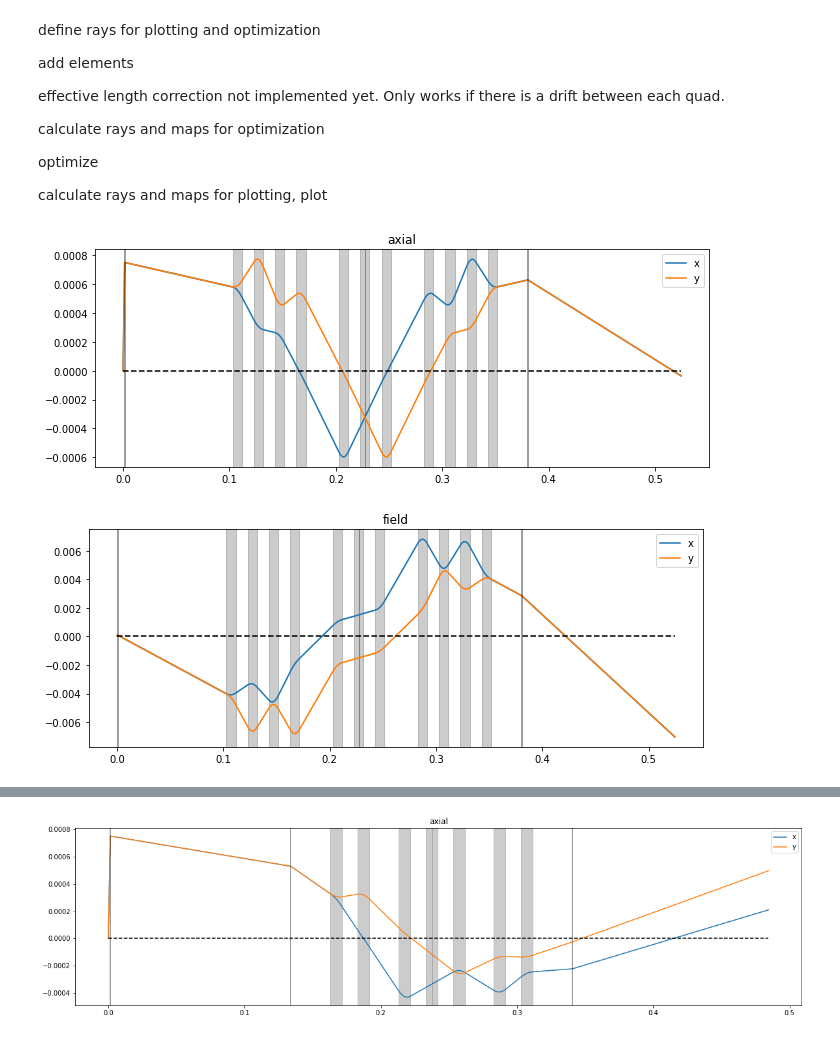
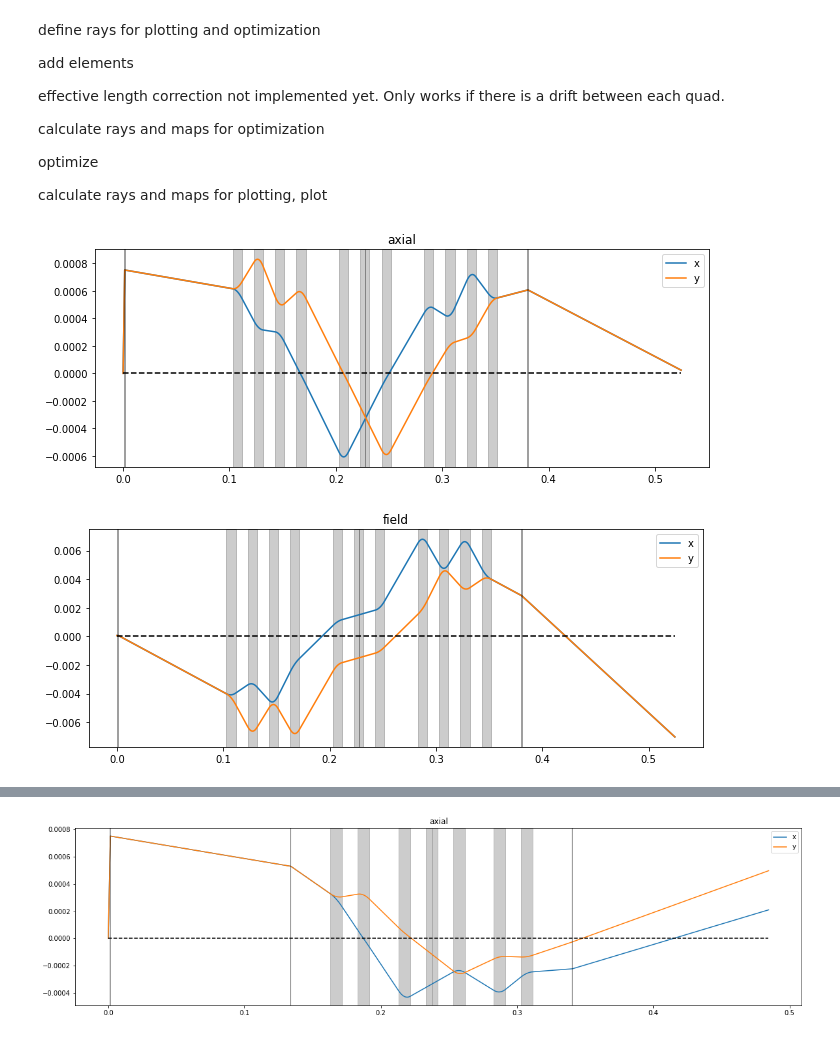
Before and after one commit to bentps/PythonTransport, a Jupyter notebook: PythonTransport.ipynb, the cells around one changed output, grey strips where cells are left out. Cells and saved outputs as stored; diff of their text form; code cells hidden in the pictures.

```diff
--- a/PythonTransport.ipynb
+++ b/PythonTransport.ipynb
@@ -542,7 +542,9 @@ traj_11quad.add_drift('drift_sample', length=0.0015)
 # traj_11quad.add_lens('ObjL', f_length=.001479)
 
 
-traj_11quad.add_lens('ObjL', f_length=.001495)
+# traj_11quad.add_lens('ObjL', f_length=.001495)
+
+traj_11quad.add_lens('ObjL', f_length=.001496)
 
 traj_11quad.add_drift('drift_ObjL', length=.0885)
 
@@ -592,34 +594,34 @@ traj_11quad.add_drift('drift5', length=.011375-OFFSET_46)
 traj_11quad.add_quad('quad4', length=.008625, gauss=-q6, radius=.625)
 
 traj_11quad.add_drift('drift4', length=.011375+OFFSET_46-OFFSET_GROUP1)
 
 traj_11quad.add_quad('quad3', length=.008625, gauss=-q7, radius=.625)
 
 traj_11quad.add_drift('drift3', length=.011375)
 
 traj_11quad.add_quad('quad2', length=.008625, gauss=-q8, radius=.625)
 
 traj_11quad.add_drift('drift2', length=.011375)
 
 traj_11quad.add_quad('quad1', length=.008625, gauss=-q9, radius=.625)
 
 traj_11quad.add_drift('drift1', length=.011375)
 
 traj_11quad.add_quad('quad0', length=.008625, gauss=-q10, radius=.625)
 
 traj_11quad.add_drift('drift_postquads', length=.013)
 
 traj_11quad.add_drift('drift_lens3_1', length=.016)
 
 traj_11quad.add_lens('lens3', f_length=.1)
 
 traj_11quad.add_drift('drift_lens3_2', length=.044)
 
 traj_11quad.add_drift('drift_final', length=.1)
 
 traj_11quad.plot()
 # %% [output]
-[figure, old version]
+[figure, new version]
 [figure]
 # %%
 sol = traj_11quad.fit_11quad(['quad10', 'quad9', 'quad8', 'quad7', 'quad6'], ['quad0', 'quad1', 'quad2', 'quad3', 'quad4'])
```
Also changed, not shown: parts of 3 cells of this notebook.
